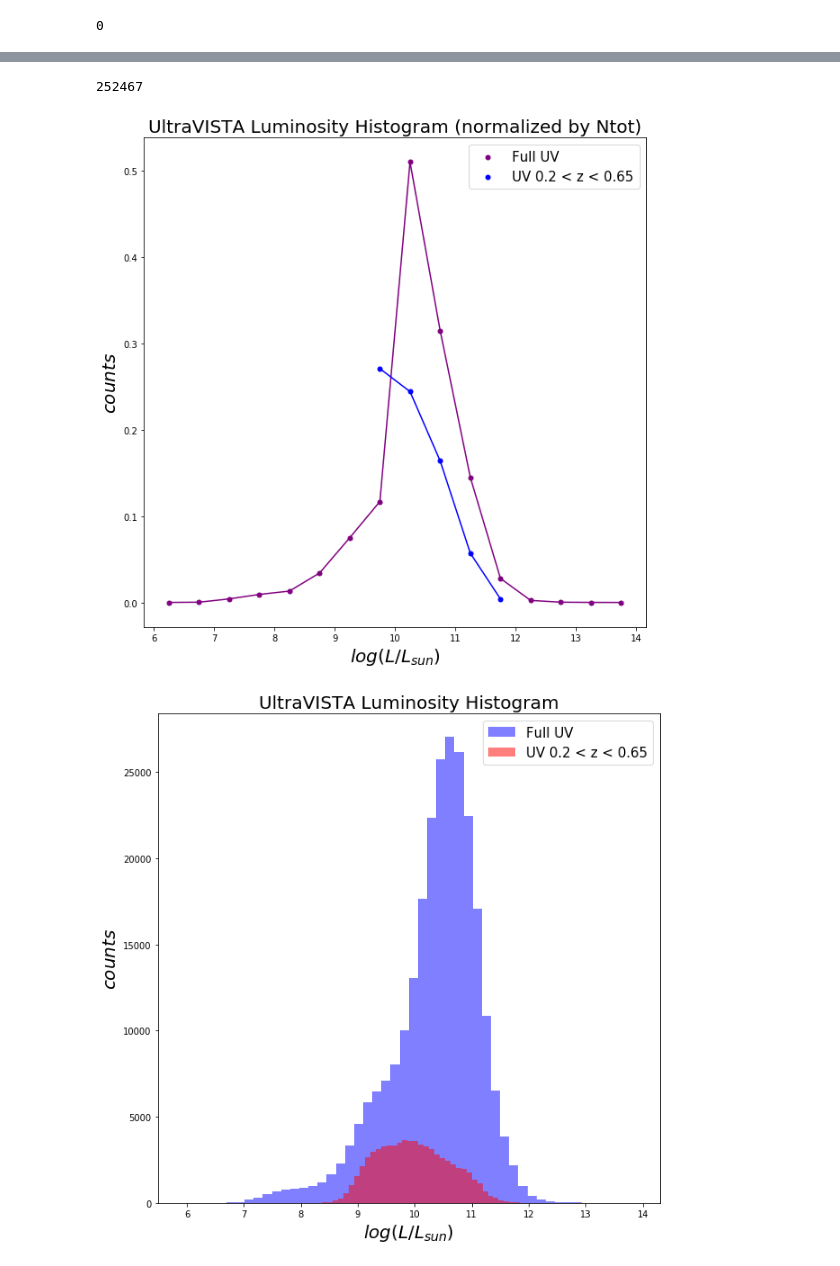
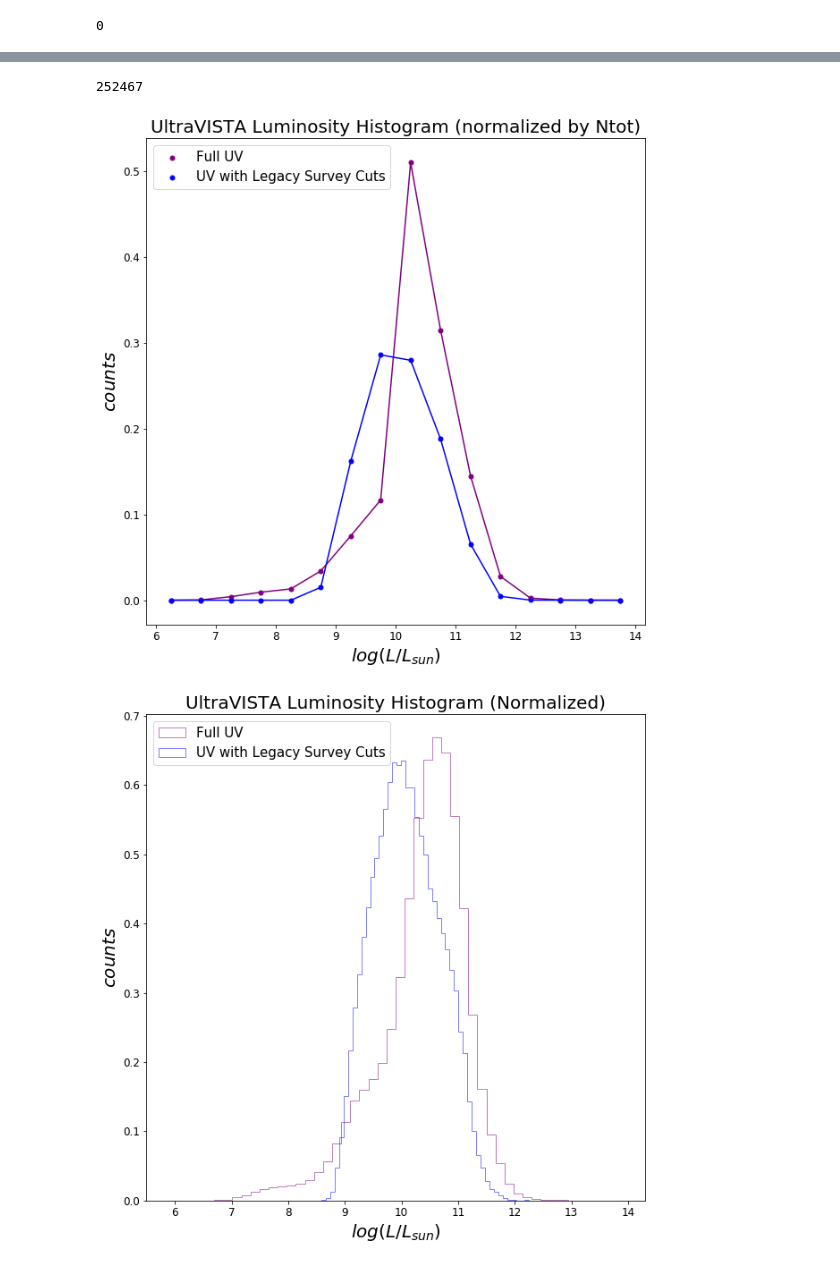
Before and after one commit to metownsend/LRG-Sats, a Jupyter notebook: ultraVISTA_analysis.ipynb, the cells around one changed output, grey strips where cells are left out. Drawn from its saved outputs; the diff is of its cells as text; code cells hidden in the pictures.

```diff
--- a/ultraVISTA_analysis.ipynb
+++ b/ultraVISTA_analysis.ipynb
@@ -124,7 +142,8 @@ print(len(Mr))
 # %%
 # same as previous cell but make redshift cuts
 
-LRG_cut = np.where((zphot >= 0.2) & (zphot <= 0.65)) # & (zmag <= 22.36))
+LRG_cut = np.where((zphot >= 0.2) & (zphot <= 0.65) & (zmag <= 22.36))
+# LRG_cut = np.where(zmag <= 22.36)
 
 gmag_cut = gmag[LRG_cut]
 rmag_cut = rmag[LRG_cut]
@@ -204,6 +222,8 @@ print(len(L_r_cut[np.where(L_r_cut == 0.)]))
 import matplotlib
 import matplotlib.pyplot as plt
 import numpy as np
+import seaborn as sns
+
 
 log_Lr = np.log10(L_r)
 Ltot = len(log_Lr)
@@ -222,47 +242,67 @@ L_bin9 = log_Lr[np.where((log_Lr < 10.5))]
 L_bin10 = log_Lr[np.where((log_Lr >= 10.5) & (log_Lr < 11.))]
 L_bin11 = log_Lr[np.where((log_Lr >= 11.) & (log_Lr < 11.5))]
 L_bin12 = log_Lr[np.where((log_Lr >= 11.5) & (log_Lr < 12.))]
 L_bin13 = log_Lr[np.where((log_Lr >= 12.) & (log_Lr < 12.5))]
 L_bin14 = log_Lr[np.where((log_Lr >= 12.5) & (log_Lr < 13.))]
 L_bin15 = log_Lr[np.where((log_Lr >= 13.) & (log_Lr < 13.5))]
 L_bin16 = log_Lr[np.where((log_Lr >= 13.5))] # & (log_Lr < 14.))]
 
 freq = np.array([len(L_bin1), len(L_bin2), len(L_bin3), len(L_bin4), len(L_bin5), len(L_bin6), len(L_bin7), len(L_bin8), len(L_bin9), len(L_bin10), len(L_bin11), len(L_bin12), len(L_bin13), len(L_bin14), len(L_bin15), len(L_bin16)])
 Lbin = np.array([6.25, 6.75, 7.25, 7.75, 8.25, 8.75, 9.25, 9.75, 10.25, 10.75, 11.25, 11.75, 12.25, 12.75, 13.25, 13.75])
 
 log_Lr_cut = np.log10(L_r_cut)
 Ltot_cut = len(log_Lr_cut)
-L_bin_cut1 = log_Lr_cut[np.where((log_Lr_cut >= 9.5) & (log_Lr_cut < 10.))]
-L_bin_cut2 = log_Lr_cut[np.where((log_Lr_cut >= 10.) & (log_Lr_cut < 10.5))]
-L_bin_cut3 = log_Lr_cut[np.where((log_Lr_cut >= 10.5) & (log_Lr_cut < 11.))]
-L_bin_cut4 = log_Lr_cut[np.where((log_Lr_cut >= 11.) & (log_Lr_cut < 11.5))]
-L_bin_cut5 = log_Lr_cut[np.where((log_Lr_cut >= 11.5))] # & (log_Lr_cut < 12.))]
 
-freq_cut = np.array([len(L_bin_cut1), len(L_bin_cut2), len(L_bin_cut3), len(L_bin_cut4), len(L_bin_cut5)])
-Lbin_cut = np.array([9.75, 10.25, 10.75, 11.25, 11.75])
+L_bin_cut1 = log_Lr[np.where((log_Lr_cut < 6.5))]
+L_bin_cut2 = log_Lr[np.where((log_Lr_cut >= 6.5) & (log_Lr_cut < 7.))]
+L_bin_cut3 = log_Lr[np.where((log_Lr_cut >= 7.) & (log_Lr_cut < 7.5))]
+L_bin_cut4 = log_Lr[np.where((log_Lr_cut >= 7.5) & (log_Lr_cut < 8.))]
+L_bin_cut5 = log_Lr[np.where((log_Lr_cut >= 8.) & (log_Lr_cut < 8.5))]
+L_bin_cut6 = log_Lr[np.where((log_Lr_cut >= 8.5) & (log_Lr_cut < 9.))]
+L_bin_cut7 = log_Lr[np.where((log_Lr_cut >= 9.) & (log_Lr_cut < 9.5))]
+
+L_bin_cut8 = log_Lr_cut[np.where((log_Lr_cut >= 9.5) & (log_Lr_cut < 10.))]
+L_bin_cut9 = log_Lr_cut[np.where((log_Lr_cut >= 10.) & (log_Lr_cut < 10.5))]
+L_bin_cut10 = log_Lr_cut[np.where((log_Lr_cut >= 10.5) & (log_Lr_cut < 11.))]
+L_bin_cut11 = log_Lr_cut[np.where((log_Lr_cut >= 11.) & (log_Lr_cut < 11.5))]
+L_bin_cut12 = log_Lr_cut[np.where((log_Lr_cut >= 11.5)& (log_Lr_cut < 12.))]
+L_bin_cut13 = log_Lr[np.where((log_Lr_cut >= 12.) & (log_Lr_cut < 12.5))]
+L_bin_cut14 = log_Lr[np.where((log_Lr_cut >= 12.5) & (log_Lr_cut < 13.))]
+L_bin_cut15 = log_Lr[np.where((log_Lr_cut >= 13.) & (log_Lr_cut < 13.5))]
+L_bin_cut16 = log_Lr[np.where((log_Lr_cut >= 13.5))]
+
+# freq_cut = np.array([len(L_bin_cut1), len(L_bin_cut2), len(L_bin_cut3), len(L_bin_cut4), len(L_bin_cut5)])
+# Lbin_cut = np.array([9.75, 10.25, 10.75, 11.25, 11.75])
+Lbin_cut = np.array([6.25, 6.75, 7.25, 7.75, 8.25, 8.75, 9.25, 9.75, 10.25, 10.75, 11.25, 11.75, 12.25, 12.75, 13.25, 13.75])
+freq_cut = np.array([len(L_bin_cut1), len(L_bin_cut2), len(L_bin_cut3), len(L_bin_cut4), len(L_bin_cut5), len(L_bin_cut6), len(L_bin_cut7), len(L_bin_cut8), len(L_bin_cut9), len(L_bin_cut10), len(L_bin_cut11), len(L_bin_cut12), len(L_bin_cut13), len(L_bin_cut14), len(L_bin_cut15), len(L_bin_cut16)])
 
 f, ax = plt.subplots(figsize=(10,10))
 ax.plot(Lbin, freq/Ltot, c='purple')
 ax.scatter(Lbin, freq/Ltot, c='purple', s=25, label="Full UV")
 ax.plot(Lbin_cut, freq_cut/Ltot_cut, c='blue')
-ax.scatter(Lbin_cut, freq_cut/Ltot_cut, c='blue', s=25, label="UV 0.2 < z < 0.65")
+ax.scatter(Lbin_cut, freq_cut/Ltot_cut, c='blue', s=25, label="UV with Legacy Survey Cuts")
 plt.title("UltraVISTA Luminosity Histogram (normalized by Ntot)", fontsize=20)
 plt.xlabel(r'$log(L/L_{sun})$', fontsize=20)
 plt.ylabel(r'$counts$', fontsize=20)
-plt.legend(fontsize=15)
-# plt.savefig('/Users/mtownsend/Desktop/lum_hist_UVandUVcut_r.jpeg')
-# plt.savefig('/Users/mtownsend/Desktop/lum_hist_UVandUVcut_r.pdf')
+plt.legend(fontsize=15, markerscale=1)
+plt.tick_params(axis='both', which='major', labelsize=12)
+# plt.savefig('/Users/mtownsend/Desktop/lum_hist_UVandUVcut_r_Normalized.jpeg')
+# plt.savefig('/Users/mtownsend/Desktop/lum_hist_UVandUVcut_r_Normalized.pdf')
 plt.show()
 
+
 plt.subplots(figsize=(10,10))
-plt.hist(log_Lr, bins=50, alpha=0.5, color='blue', label="Full UV")
-plt.hist(log_Lr_cut, bins=50, alpha=0.5, color='red', label="UV 0.2 < z < 0.65")
-plt.title("UltraVISTA Luminosity Histogram", fontsize=20)
+plt.hist(log_Lr, bins=50, alpha=0.5, histtype='step', color='purple', label="Full UV", normed='True')
+plt.hist(log_Lr_cut, bins=50, histtype='step', alpha=0.5, color='blue', label="UV with Legacy Survey Cuts", normed="True")
+plt.title("UltraVISTA Luminosity Histogram (Normalized)", fontsize=20)
 plt.xlabel(r'$log(L/L_{sun})$', fontsize=20)
 plt.ylabel(r'$counts$', fontsize=20)
-plt.legend(fontsize=15)
+plt.tick_params(axis='both', which='major', labelsize=12)
+plt.legend(loc='upper left', fontsize=15)
+# plt.savefig('/Users/mtownsend/Desktop/lum_stephist_UVandUVcut_r_Normalized.jpeg')
+# plt.savefig('/Users/mtownsend/Desktop/lum_stephist_UVandUVcut_r_Normalized.pdf')
 plt.show()
 # %% [output]
 252467
-[figure, old version]
+[figure, new version]
-[figure, old version]
+[figure, new version]
```
Also changed, not shown: parts of 8 cells of this notebook, 1 other file.
